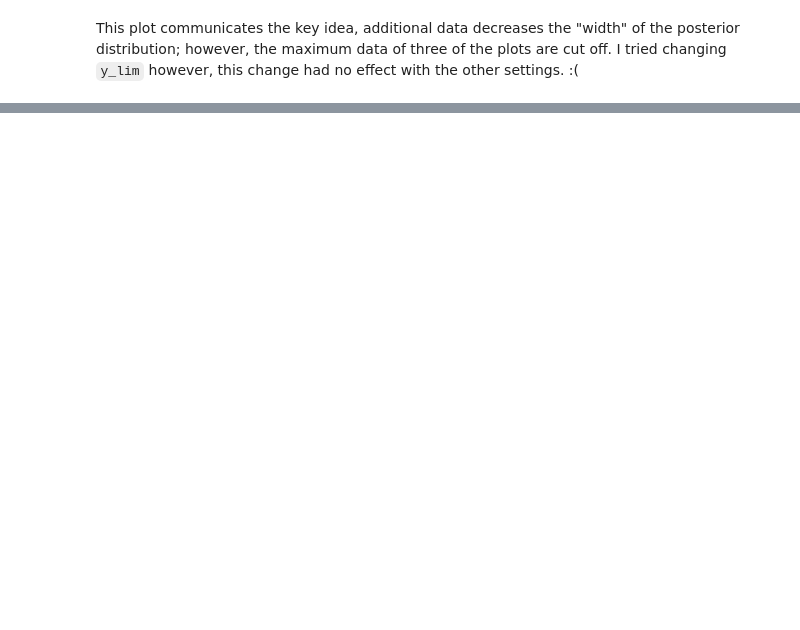
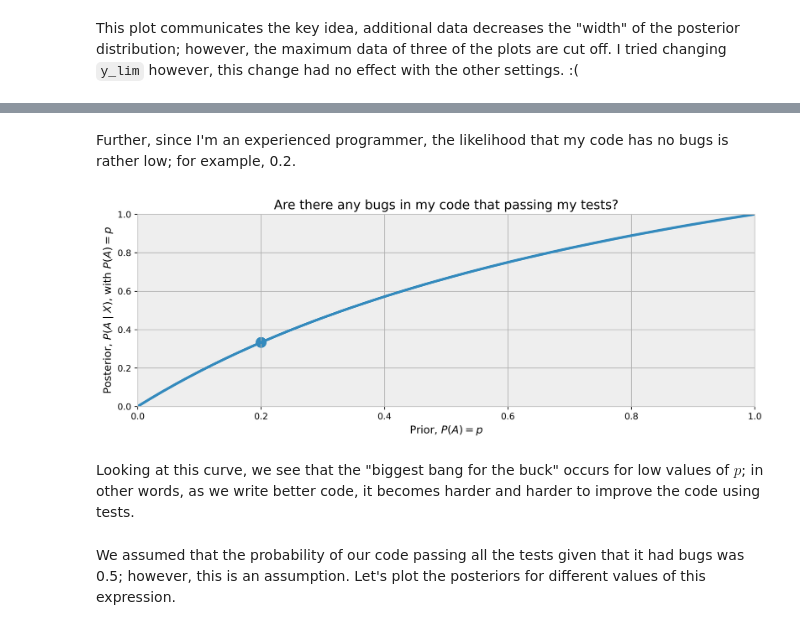
Before and after one commit to mrwizard82d1/bayes_hackers_pymc, a Jupyter notebook: ch01-introduction.ipynb, the cells around one changed output, grey strips where cells are left out. Drawn from its saved outputs; the diff is of its cells as text; code cells hidden in the pictures; blank space fills up the shorter version.

Commit message:
Example bugs in code etc

```diff
--- a/ch01-introduction.ipynb
+++ b/ch01-introduction.ipynb
@@ -104,0 +158,23 @@ had no effect with the other settings. :(
+# %%
+p = np.linspace(0, 1, 50)
+posterior =  (2 * p) / (1 + p)
+# %% [markdown]
+Further, since I'm an experienced programmer, the likelihood that my code has no bugs is rather low; for example, 0.2.
+# %%
+plt.figure(figsize=(12.5, 4))
+plt.plot(p, posterior, color='#348abd', lw=3)
+plt.scatter(0.2, (2 * 0.2) / (1 + 0.2), color='#348abd', s=140)
+plt.xlim(0, 1)
+plt.ylim(0, 1)
+plt.xlabel('Prior, $P(A) = p$')
+plt.ylabel('Posterior, $P(A \mid X)$, with $P(A) = p$')
+plt.title('Are there any bugs in my code that passing my tests?')
+plt.show()
+# %% [output]
+[figure, added]
+# %% [markdown]
+Looking at this curve, we see that the "biggest bang for the buck" occurs for low values of $p$; in other words,
+as we write better code, it becomes harder and harder to improve the code using tests.
+# %% [markdown]
+We assumed that the probability of our code passing all the tests given that it had bugs was 0.5; however, this is
+an assumption. Let's plot the posteriors for different values of this expression.
```
Also changed, not shown: parts of 5 cells of this notebook.
